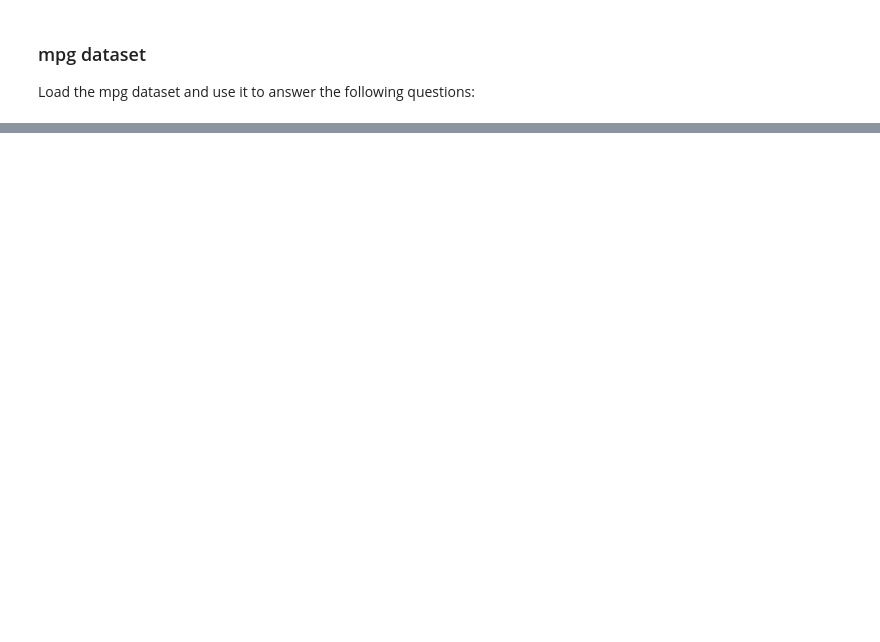
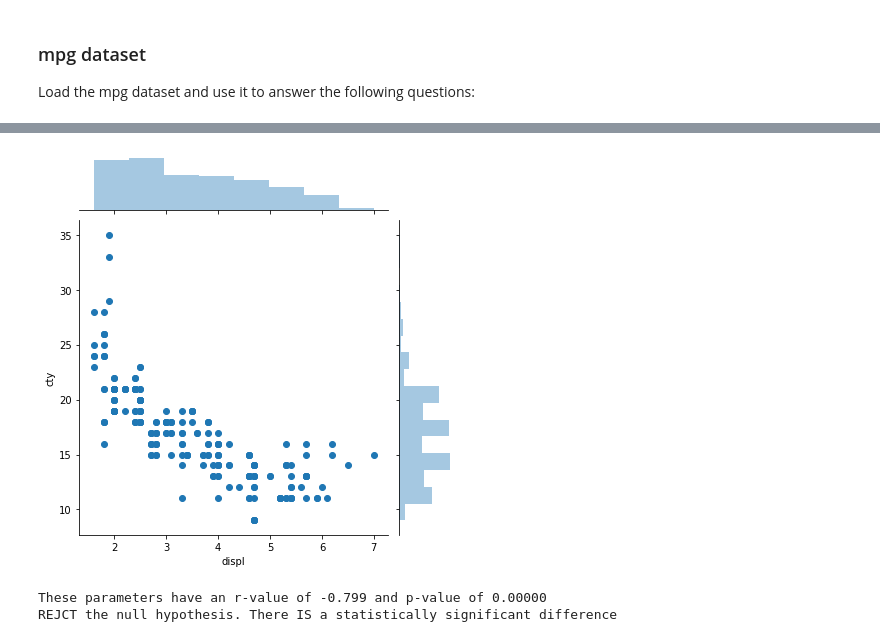
Before and after one commit to kjeliasen/statistics-exercises, a Jupyter notebook: hypothesis_testing.ipynb, the cells around one changed output, grey strips where cells are left out. Saved outputs shown, nothing was run; the diff lists cells and outputs as text; code cells hidden in the pictures; blank space fills up the shorter version.

```diff
--- a/hypothesis_testing.ipynb
+++ b/hypothesis_testing.ipynb
@@ -108,0 +253,4 @@ Load the mpg dataset and use it to answer the following questions:
+# %%
+from pydataset import data
+mpg = data('mpg')
+mpg.sample(5)
@@ -108,0 +264,18 @@ Load the mpg dataset and use it to answer the following questions:
+# %%
+displ = mpg.displ
+cty = mpg.cty
+plots = pd.DataFrame(list(zip(displ, cty)), columns=['displ', 'cty'])
+r, p = stats.pearsonr(displ, cty)
+#plots.sample(5)
+sns.jointplot(data=mpg, x=mpg.displ, y=mpg.cty)
+plt.show()
+# %% [output]
+[figure, added]
+# %%
+print(f'These parameters have an r-value of {r:.3f} and p-value of {p:.5f}')
+
+reject, statement = null_reject(p, alpha)
+print(statement)
+# %% [output]
+These parameters have an r-value of -0.799 and p-value of 0.00000
+REJCT the null hypothesis. There IS a statistically significant difference
```
Also changed, not shown: parts of 49 cells of this notebook.
